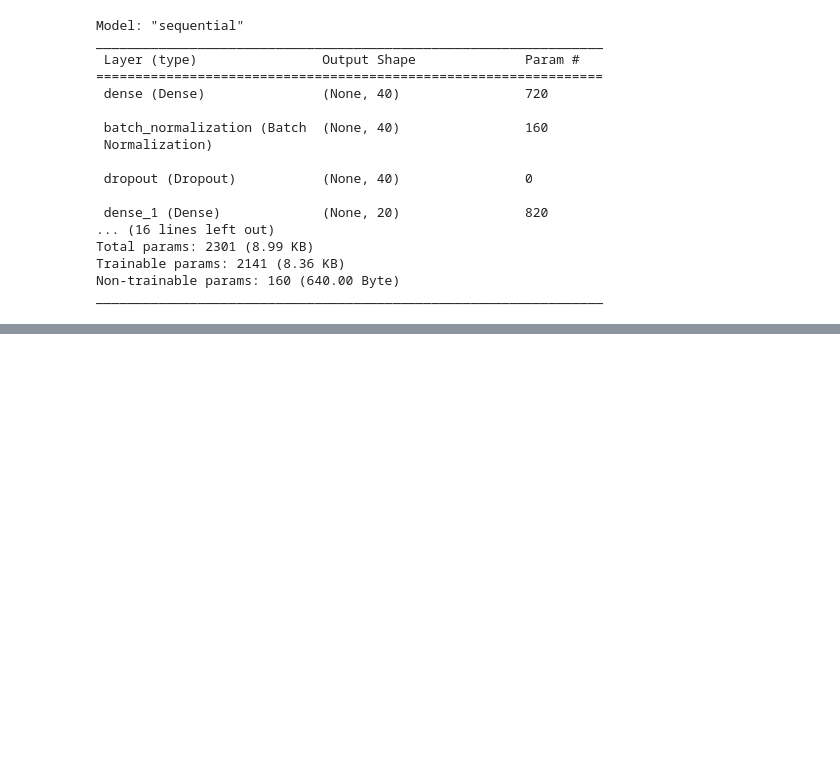
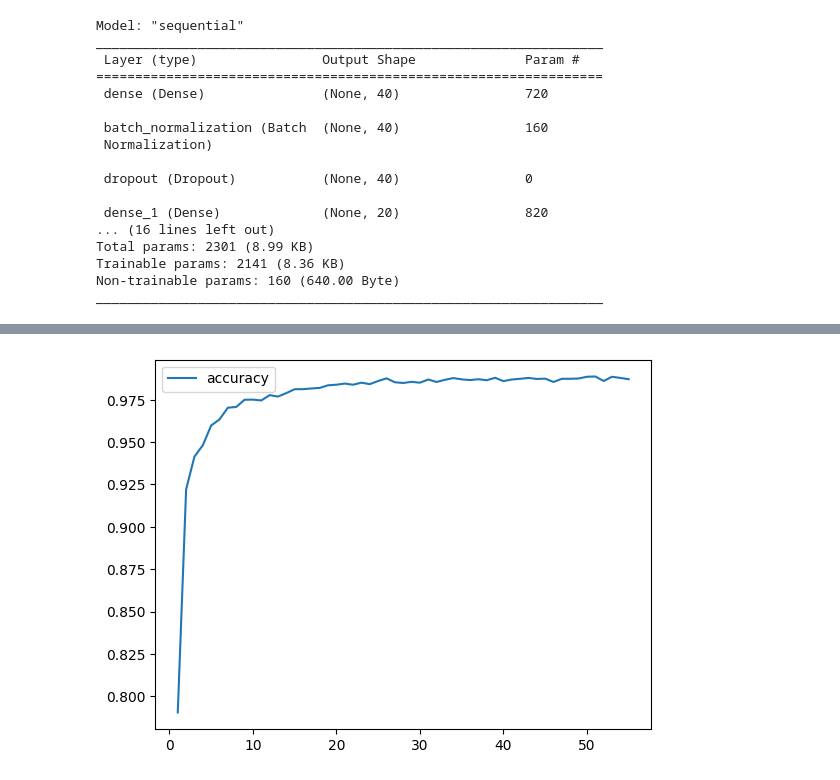
Before and after one commit to vara-co/asteroid-impact-predictions, a Jupyter notebook: Asteroid_Predictions_Optimization_Colab.ipynb, the cells around one changed output, grey strips where cells are left out. Drawn from its saved outputs; the diff is of its cells as text; code cells hidden in the pictures; blank space fills up the shorter version.

```diff
--- a/Asteroid_Predictions_Optimization_Colab.ipynb
+++ b/Asteroid_Predictions_Optimization_Colab.ipynb
@@ -438,3 +453,9 @@ Loss: 0.03182394802570343, Accuracy: 0.997441828250885
+# %%
+# Plot the accuracy
+history_df.plot(y="accuracy")
+plt.show()
+# %% [output]
+[figure, added]
 # %%
 # Export our model to HDF5 file
 # Load Dependencies to export, save, and download the model
```
Also changed, not shown: parts of 6 cells of this notebook, 1 other file.
